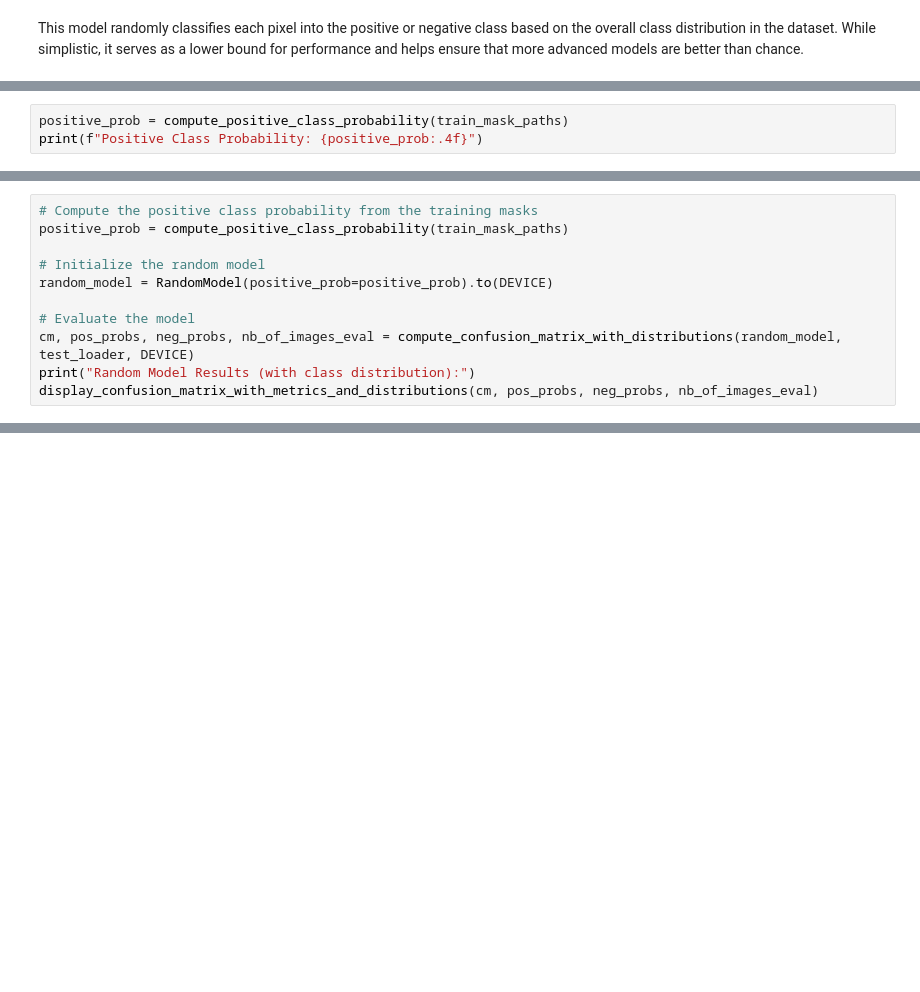
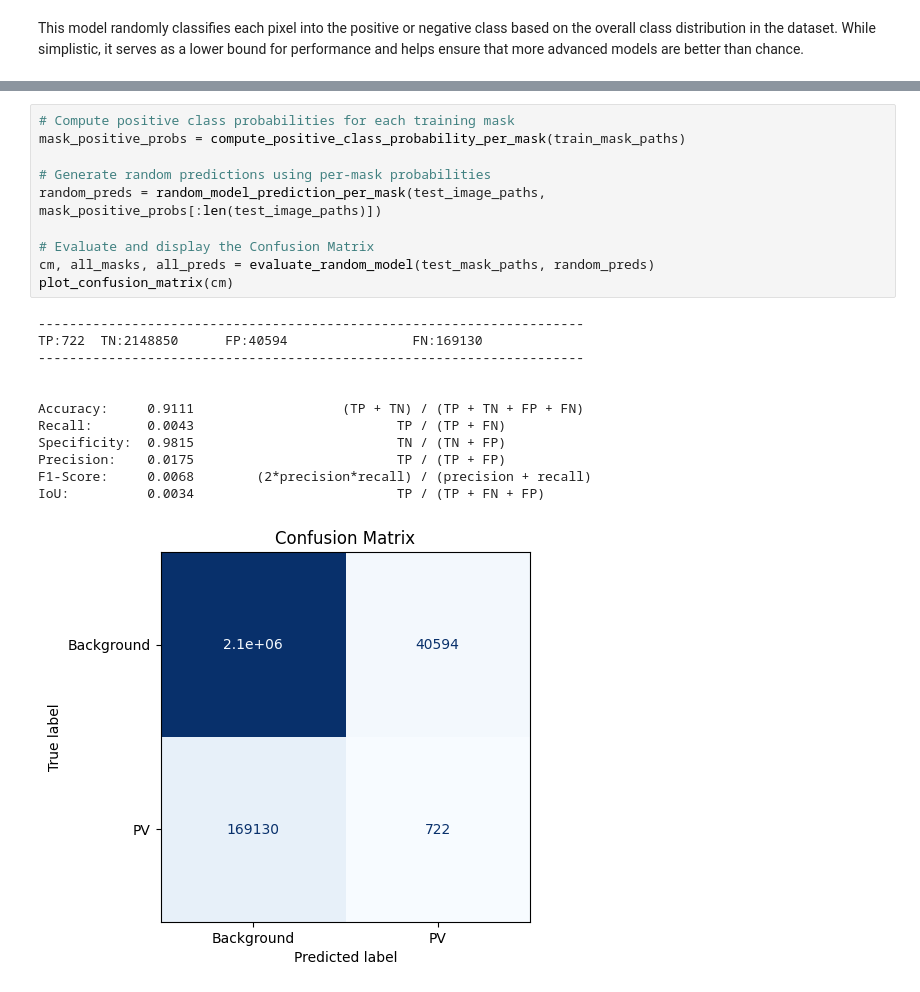
Before and after one commit to FederCO23/UCSD_MLBootcamp_Capstone, a Jupyter notebook: 6-Benchmark_your_model/Benchmark.ipynb, the cells around one changed output, grey strips where cells are left out. Drawn from its saved outputs; the diff is of its cells as text; blank space fills up the shorter version.

```diff
--- a/6-Benchmark_your_model/Benchmark.ipynb
+++ b/6-Benchmark_your_model/Benchmark.ipynb
@@ -300,3 +230,0 @@ def compute_positive_class_probability(mask_paths):
-# %%
-positive_prob = compute_positive_class_probability(train_mask_paths)
-print(f"Positive Class Probability: {positive_prob:.4f}")
@@ -305,11 +230,0 @@ Positive Class Probability: 0.0230
-# %%
-# Compute the positive class probability from the training masks
-positive_prob = compute_positive_class_probability(train_mask_paths)
-
-# Initialize the random model
-random_model = RandomModel(positive_prob=positive_prob).to(DEVICE)
-
-# Evaluate the model
-cm, pos_probs, neg_probs, nb_of_images_eval = compute_confusion_matrix_with_distributions(random_model, test_loader, DEVICE)
-print("Random Model Results (with class distribution):")
-display_confusion_matrix_with_metrics_and_distributions(cm, pos_probs, neg_probs, nb_of_images_eval)
@@ -377,0 +271,23 @@ def plot_NIR_hist_per_class(image_paths, mask_paths, num_samples=5):
+# %%
+# Compute positive class probabilities for each training mask
+mask_positive_probs = compute_positive_class_probability_per_mask(train_mask_paths)
+
+# Generate random predictions using per-mask probabilities
+random_preds = random_model_prediction_per_mask(test_image_paths, mask_positive_probs[:len(test_image_paths)])
+
+# Evaluate and display the Confusion Matrix
+cm, all_masks, all_preds = evaluate_random_model(test_mask_paths, random_preds)
+plot_confusion_matrix(cm)
+# %% [output]
+----------------------------------------------------------------------
+TP:722  TN:2148850      FP:40594                FN:169130
+----------------------------------------------------------------------
+
+
+Accuracy:     0.9111                   (TP + TN) / (TP + TN + FP + FN)
+Recall:       0.0043                          TP / (TP + FN)
+Specificity:  0.9815                          TN / (TN + FP)
+Precision:    0.0175                          TP / (TP + FP)
+F1-Score:     0.0068        (2*precision*recall) / (precision + recall)
+IoU:          0.0034                          TP / (TP + FN + FP)
+[figure, added]
```
Also changed, not shown: parts of 92 cells of this notebook, 2 other files.
